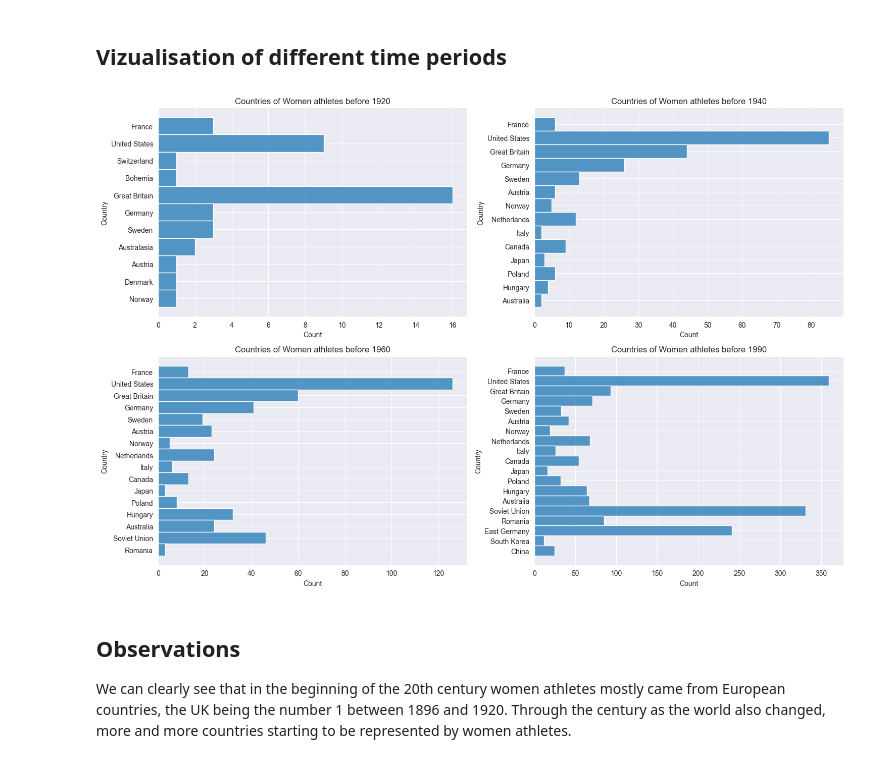
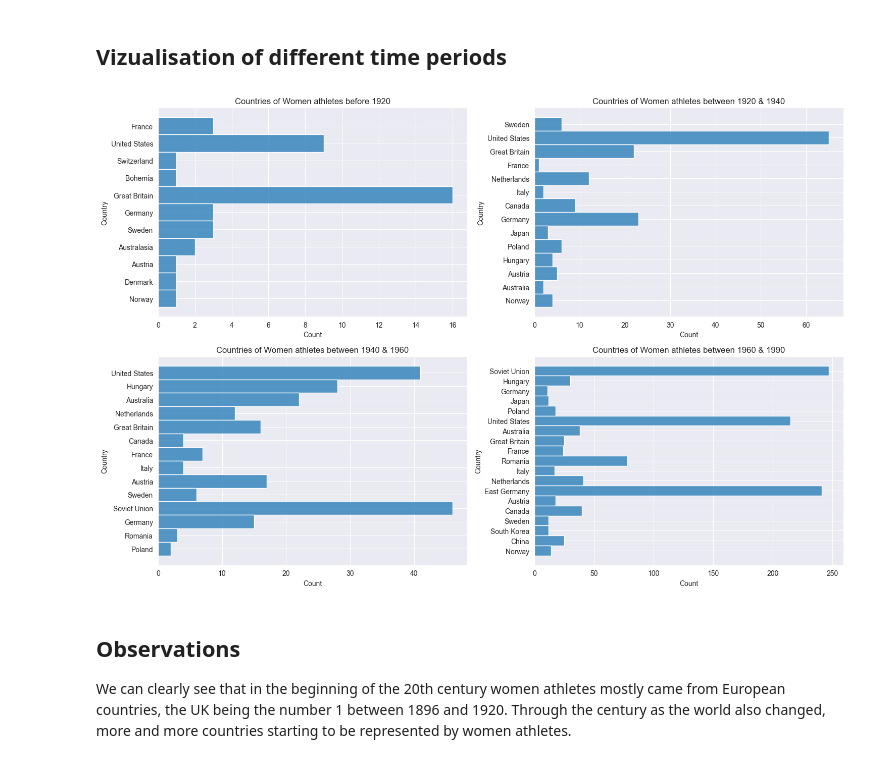
Before and after one commit to Salome28/Exploratory_Data_Analysis, a Jupyter notebook: Olympics.ipynb, the cells around one changed output. Drawn from its saved outputs; the diff is of its cells as text; code cells hidden in the pictures.

Commit message:
changes filtered data

```diff
--- a/Olympics.ipynb
+++ b/Olympics.ipynb
@@ -193,17 +198,17 @@ women_data_before_1920 = women_data[women_data["Olympic_year"] < 1920]
 
 # Creating a new dataframe of women's data from before 1930 for countries
 # with more than 80 counts in the committee_counts df
-women_data_before_1940 = women_data[(women_data["Olympic_year"] < 1940) &
+women_data_before_1940 = women_data[(women_data["Olympic_year"] > 1920) & (women_data["Olympic_year"] < 1940) &
     (women_data['Country'].isin(committee_counts[committee_counts > 80].index))]
 
 # Creating a new dataframe of women's data from before 1940 for countries
 # with more than 80 occurrences in the committee_counts df
-women_data_before_1960 = women_data[(women_data["Olympic_year"] < 1960) &
+women_data_before_1960 = women_data[(women_data["Olympic_year"] > 1940) & (women_data["Olympic_year"] < 1960) &
     (women_data['Country'].isin(committee_counts[committee_counts > 80].index))]
 
 # Creating a new dataframe of women's data from before 1990 for countries
 # with more than 100 occurrences in the committee_counts df
-women_data_before_1990 = women_data[(women_data["Olympic_year"] < 1990) &
+women_data_before_1990 = women_data[(women_data["Olympic_year"] > 1960) & (women_data["Olympic_year"] < 1990) &
     (women_data['Country'].isin(committee_counts[committee_counts > 80].index))]
 # %% [markdown]
 ## Vizualisation of different time periods
@@ -218,37 +223,37 @@ sns.histplot(
     y = "Country",
     ax=axes[0, 0]
 )
 axes[0, 0].set_title('Countries of Women athletes before 1920')
 
 # Plot histogram for  countries of Women athletes before 1940.
 sns.histplot(
     data=women_data_before_1940,
     y = "Country",
     ax=axes[0, 1]
 )
-axes[0, 1].set_title('Countries of Women athletes before 1940')
+axes[0, 1].set_title('Countries of Women athletes between 1920 & 1940')
 
 # Plot histogram for  countries of Women athletes before 1960.
 sns.histplot(
     data=women_data_before_1960,
     y = "Country",
     ax=axes[1, 0]
 )
-axes[1, 0].set_title('Countries of Women athletes before 1960')
+axes[1, 0].set_title('Countries of Women athletes between 1940 & 1960')
 
 # Plot histogram for  countries of Women athletes before 1990.
 sns.histplot(
     data=women_data_before_1990,
     y = "Country",
     ax=axes[1, 1]
 )
-axes[1, 1].set_title('Countries of Women athletes before 1990')
+axes[1, 1].set_title('Countries of Women athletes between 1960 & 1990')
 
 
 # Adjust layout to prevent overlapping
 plt.tight_layout()
 # %% [output]
-[figure, old version]
+[figure, new version]
 # %% [markdown]
 ## Observations
 
```
Also changed, not shown: parts of 4 cells of this notebook.
